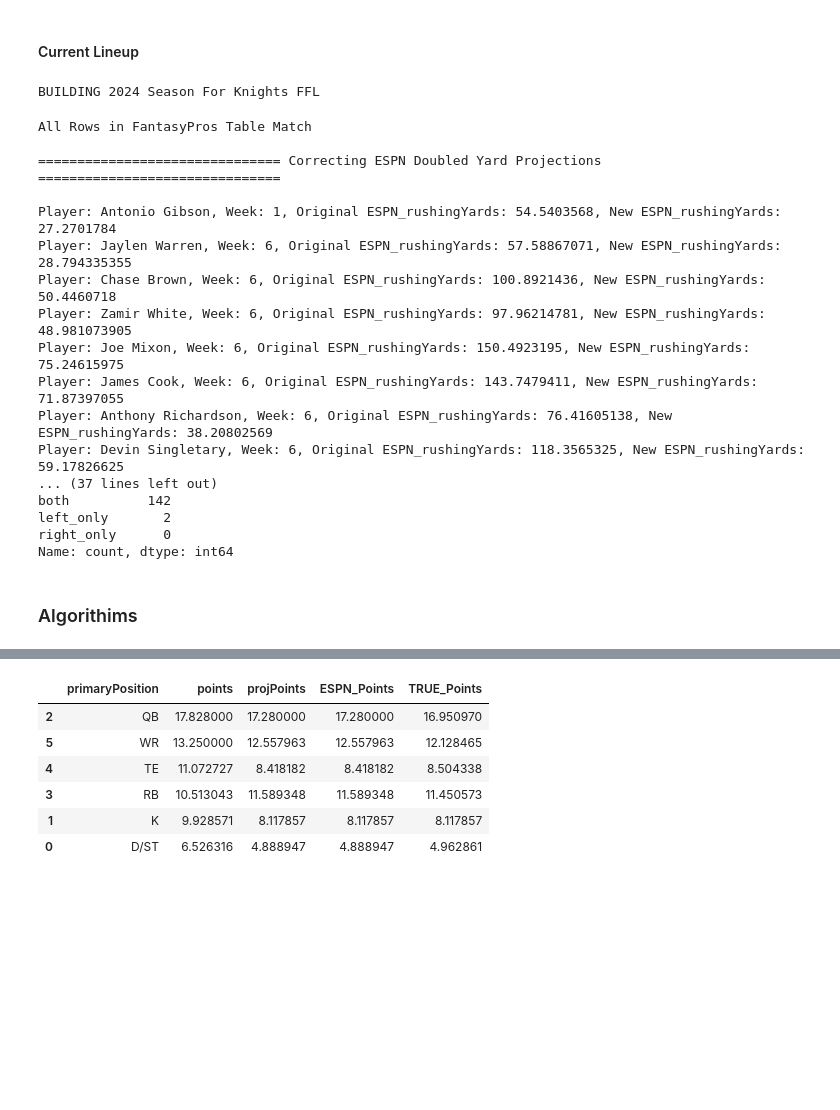
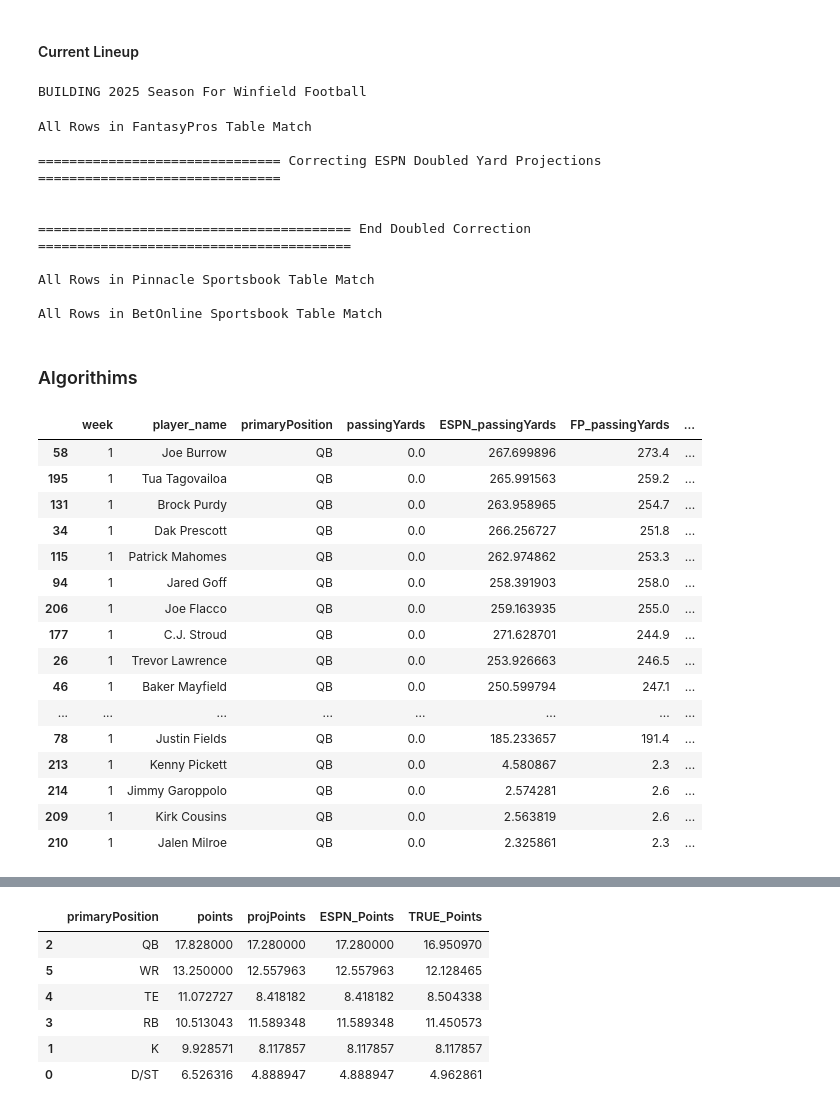
Before and after one commit to twinfield10/ESPN_FFL, a Jupyter notebook: FF Analysis Notebook.ipynb, the cells around one changed output, grey strips where cells are left out. Cells and saved outputs as stored; diff of their text form; code cells hidden in the pictures; blank space fills up the shorter version.

```diff
--- a/FF Analysis Notebook.ipynb
+++ b/FF Analysis Notebook.ipynb
@@ -91,7 +93,7 @@ BUILDING 2024 Season For Knights FFL
 #### Current Lineup
 # %%
 lineups = get_ply_stats_by_matchup(league_id=lg_vars[select_league]['ID'],
-                year=2024,
+                year=2025,
                 swid=lg_vars[select_league]['SWID'],
                 espn_s2=lg_vars[select_league]['ESPN_S2'])
 
@@ -103,7 +105,7 @@ lineups.fillna(0, inplace=True)
 
 lineups = lineups.drop_duplicates(subset=['week', 'player_name'])
 # %% [output]
-BUILDING 2024 Season For Knights FFL
+BUILDING 2025 Season For Winfield Football
 # %%
 def change_col_prefix(df, old_pfix, new_pfix):
 
@@ -213,8 +215,9 @@ def clean_pinny(pinny_path="Data/Projections/Pinnacle/Props/Pinnacle_Props_Week_
     clean = raw.pivot_table(index=['week','player_name'], columns='statType', values='statValue', aggfunc='mean').reset_index()
 
     # Split Touchdowns by Usage (Rushing/Receiving)
-    clean['receivingTouchdowns'] = clean['rushingTouchdowns'] * (clean['receivingYards'] / (clean['receivingYards'] + clean['rushingYards']))
-    clean['rushingTouchdowns'] = clean['rushingTouchdowns'] - clean['receivingTouchdowns']
+    if 'rushingTouchdowns' in clean.columns:
+        clean['receivingTouchdowns'] = clean['rushingTouchdowns'] * (clean['receivingYards'] / (clean['receivingYards'] + clean['rushingYards']))
+        clean['rushingTouchdowns'] = clean['rushingTouchdowns'] - clean['receivingTouchdowns']
 
     clean.columns = ['week', 'player_name'] + ['proj_' + str(col) for col in clean.columns[2:]]
     clean = clean[['week', 'player_name'] + list(clean.columns[2:-1])]
@@ -426,7 +429,7 @@ def clean_lineups(df=lineups):
 
     ## b) Impute Missing Data From ESPN
     trans2_df = mean_df.merge(pinny_proj, on=["week", "player_name"], how='left')
-    get_match_details(df1=mean_df, df2=pinny_proj, keys=["week", "player_name"], check_col2="PINNY_rushingTouchdowns", min_wk=5, tbl_lab="Pinnacle Sportsbook Table")
+    get_match_details(df1=mean_df, df2=pinny_proj, keys=["week", "player_name"], check_col2="PINNY_receivingYards", min_wk=5, tbl_lab="Pinnacle Sportsbook Table")
     trans2_df = impute_columns(trans2_df, target_prefix='PINNY_', source_prefix="MEAN_")
 
 
@@ -437,7 +440,7 @@ def clean_lineups(df=lineups):
 
 
     # 3) Combine BetOnline Data With ESPN and Impute
-    bol_proj = pd.read_parquet("Data/Projections/BetOnline/BetOnline_AllProps_Week_All.parquet").drop(columns=['position', 'team'])
+    bol_proj = pd.read_parquet("Data/Projections/BetOnline/Season/BetOnline_AllProps.parquet").drop(columns=['position', 'team'])
     bol_proj = change_col_prefix(df=bol_proj, old_pfix="proj", new_pfix="BOL")
 
     ## b) Impute Missing Data From ESPN
@@ -491,19 +494,12 @@ All Rows in FantasyPros Table Match
 
 =============================== Correcting ESPN Doubled Yard Projections ===============================
 
-Player: Antonio Gibson, Week: 1, Original ESPN_rushingYards: 54.5403568, New ESPN_rushingYards: 27.2701784
-Player: Jaylen Warren, Week: 6, Original ESPN_rushingYards: 57.58867071, New ESPN_rushingYards: 28.794335355
-Player: Chase Brown, Week: 6, Original ESPN_rushingYards: 100.8921436, New ESPN_rushingYards: 50.4460718
-Player: Zamir White, Week: 6, Original ESPN_rushingYards: 97.96214781, New ESPN_rushingYards: 48.981073905
-Player: Joe Mixon, Week: 6, Original ESPN_rushingYards: 150.4923195, New ESPN_rushingYards: 75.24615975
-Player: James Cook, Week: 6, Original ESPN_rushingYards: 143.7479411, New ESPN_rushingYards: 71.87397055
-Player: Anthony Richardson, Week: 6, Original ESPN_rushingYards: 76.41605138, New ESPN_rushingYards: 38.20802569
-Player: Devin Singletary, Week: 6, Original ESPN_rushingYards: 118.3565325, New ESPN_rushingYards: 59.17826625
-... (37 lines left out)
-both          142
-left_only       2
-right_only      0
-Name: count, dtype: int64
+
+======================================== End Doubled Correction ========================================
+
+All Rows in Pinnacle Sportsbook Table Match
+
+All Rows in BetOnline Sportsbook Table Match
 # %% [markdown]
 ### Algorithims
 # %%
@@ -557,26 +553,44 @@ get_weight_by_stat(df=LINEUPS, stat="receivingYards")
 # %%
 def peek_proj_stats(stat, wk, pos_filter = ['QB', 'RB', 'WR', 'TE']):
     # Build Dataframe
     FULL=LINEUPS[(LINEUPS['week'] == wk) & LINEUPS['primaryPosition'].isin(pos_filter)]
     SLIM = FULL[['week', 'player_name', 'primaryPosition']  + list(FULL.filter(like=f'{stat}').columns)]
     SLIM = SLIM[SLIM.filter(like=f'{stat}').sum(axis=1) > 0]
 
     # Create True_Points
     if stat == 'defensiveInterceptions' and "D/ST" not in pos_filter:
          pt_val = 12
     elif stat == 'defensiveSacks' and "D/ST" not in pos_filter:
          pt_val = 10
     elif stat == 'defensiveTotalTackles' and "D/ST" not in pos_filter:
          pt_val = 1
     else:
         pt_val = scores_df[scores_df['colName'] == stat]['points'].iloc[0]
 
 
     SLIM['true_Points'] = SLIM[f'TRUE_{stat}']*pt_val
 
     return SLIM.sort_values(by=f'true_Points', ascending=False)
 
-peek_proj_stats(stat='defensiveSacks', wk=6, pos_filter=['DE'])
+peek_proj_stats(stat='passingYards', wk=1, pos_filter=['QB'])
+# %% [output]
+|  | week | player_name | primaryPosition | passingYards | ESPN_passingYards | FP_passingYards | ... |
+| 58 | 1 | Joe Burrow | QB | 0.0 | 267.699896 | 273.4 | ... |
+| 195 | 1 | Tua Tagovailoa | QB | 0.0 | 265.991563 | 259.2 | ... |
+| 131 | 1 | Brock Purdy | QB | 0.0 | 263.958965 | 254.7 | ... |
+| 34 | 1 | Dak Prescott | QB | 0.0 | 266.256727 | 251.8 | ... |
+| 115 | 1 | Patrick Mahomes | QB | 0.0 | 262.974862 | 253.3 | ... |
+| 94 | 1 | Jared Goff | QB | 0.0 | 258.391903 | 258.0 | ... |
+| 206 | 1 | Joe Flacco | QB | 0.0 | 259.163935 | 255.0 | ... |
+| 177 | 1 | C.J. Stroud | QB | 0.0 | 271.628701 | 244.9 | ... |
+| 26 | 1 | Trevor Lawrence | QB | 0.0 | 253.926663 | 246.5 | ... |
+| 46 | 1 | Baker Mayfield | QB | 0.0 | 250.599794 | 247.1 | ... |
+| ... | ... | ... | ... | ... | ... | ... | ... |
+| 78 | 1 | Justin Fields | QB | 0.0 | 185.233657 | 191.4 | ... |
+| 213 | 1 | Kenny Pickett | QB | 0.0 | 4.580867 | 2.3 | ... |
+| 214 | 1 | Jimmy Garoppolo | QB | 0.0 | 2.574281 | 2.6 | ... |
+| 209 | 1 | Kirk Cousins | QB | 0.0 | 2.563819 | 2.6 | ... |
+| 210 | 1 | Jalen Milroe | QB | 0.0 | 2.325861 | 2.3 | ... |
 # %%
 #def build_prev_proj(df, wk_start = 3, wk_end = 4):
 #
```
Also changed, not shown: parts of 10 cells of this notebook, 24 other files.
